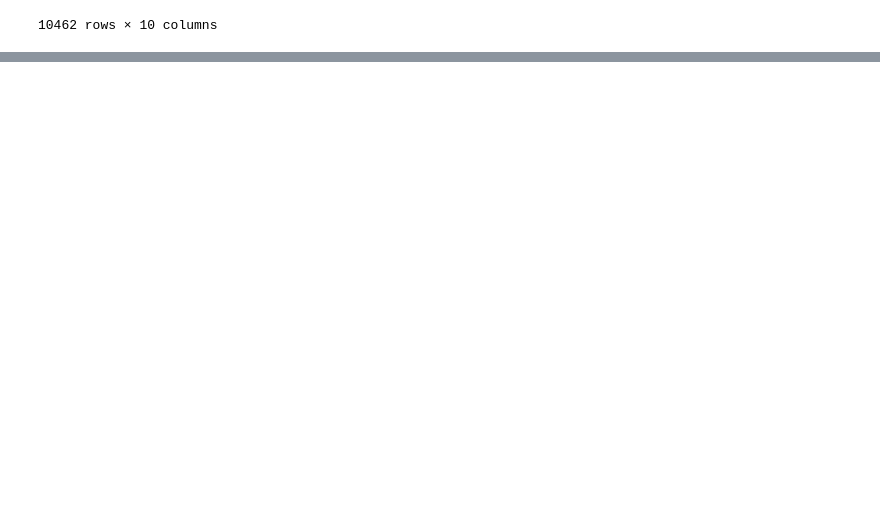
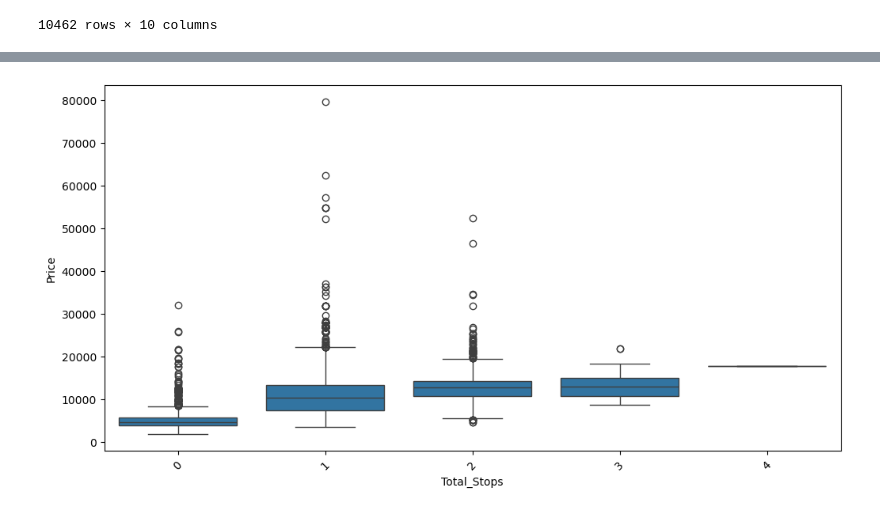
Before and after one commit to Afreed17/AirlineFair-Prediction-DataMites_Project, a Jupyter notebook: AirlineFairPrediction.ipynb, the cells around one changed output, grey strips where cells are left out. Drawn from its saved outputs; the diff is of its cells as text; code cells hidden in the pictures; blank space fills up the shorter version.

```diff
--- a/AirlineFairPrediction.ipynb
+++ b/AirlineFairPrediction.ipynb
@@ -161,0 +229,9 @@ train_data
+# %%
+def standardize_duration(x):
+    if 'h' not in x :
+        x = '0h'+' '+x
+    elif 'm' not in x :
+        x = x+' '+'0m'
+    return x
+# %%
+train_data['Duration'] = train_data['Duration'].apply(standardize_duration)
@@ -161,0 +243,4 @@ train_data
+# %%
+stops = {'non-stop':0 ,'2 stops' : 2 , '1 stop' : 1,'3 stops' : 3,'4 stops' : 4}
+# %%
+train_data['Total_Stops'] = train_data['Total_Stops'].map(stops)
@@ -161,0 +286,7 @@ train_data
+# %%
+plt.figure(figsize=(12,6))
+sns.boxplot(x = 'Total_Stops' , y = 'Price' , data = train_data)
+plt.xticks(rotation=45)
+plt.show()
+# %% [output]
+[figure, added]
```
Also changed, not shown: parts of 69 cells of this notebook.
